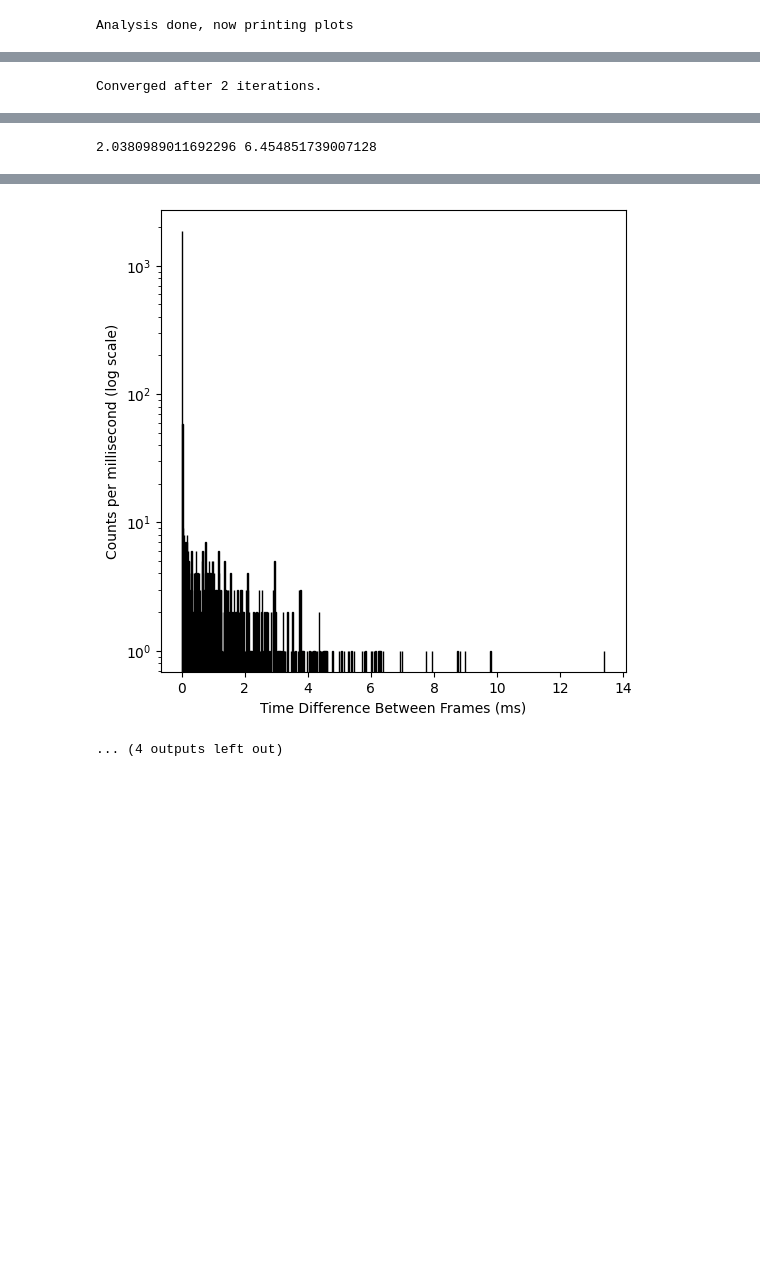
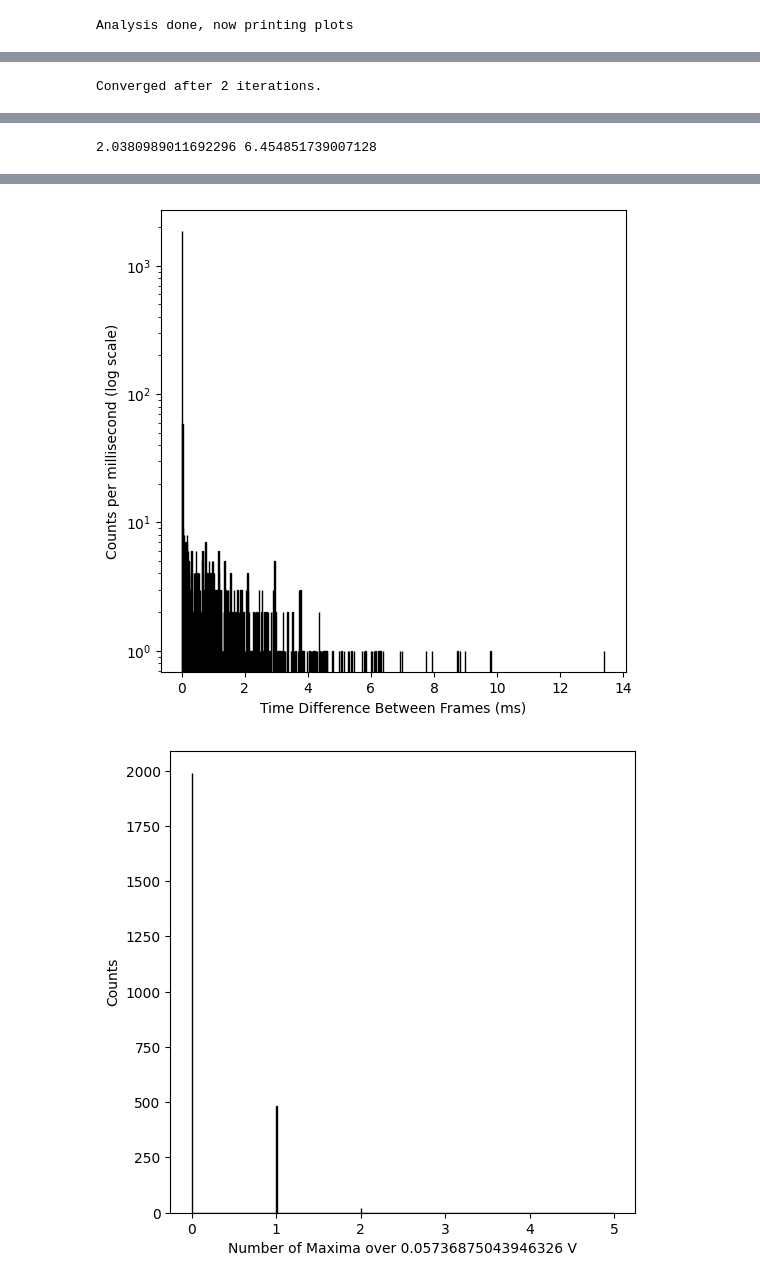
Before and after one commit to hhuckvale/DMProject, a Jupyter notebook: PMT_Characteristics/SPE/Processing_and_Clean_CH1.ipynb, the cells around one changed output, grey strips where cells are left out. Drawn from its saved outputs; the diff is of its cells as text; code cells hidden in the pictures; blank space fills up the shorter version.

```diff
--- a/PMT_Characteristics/SPE/Processing_and_Clean_CH1.ipynb
+++ b/PMT_Characteristics/SPE/Processing_and_Clean_CH1.ipynb
@@ -688,88 +688,31 @@ for event_index, corrected_tempVolt in enumerate(corrected_tempVolts):
     #add ALL event counts to all maxima array
     number_of_maxima_all.append(count)
 
     if count > 1: #store events with more than 1 maximum
         event_numbers.append(event_index)
         number_of_multiple_maxima.append(count)
 
 event_numbers = np.array(event_numbers)
 number_of_multiple_maxima = np.array(number_of_multiple_maxima)
 number_of_maxima_all = np.array(number_of_maxima_all)
 
 #plot histogram of number of maxima
 plt.figure(figsize=(6, 6))
 plt.hist(number_of_maxima_all, bins=1000, edgecolor='black')
 plt.xlabel(f'Number of Maxima over {maximum_threshold} V')
 plt.ylabel('Counts')
 plt.show()
-
-""" Creating Average Waveform from all the data """
-
-def average_waveform(tempVolts):
-    numEvents = len(tempVolts)
-    numSamples = len(tempVolts[0])
-    mean_waveform = []
-    std_waveform = []
-
-    for i in range(numSamples): # loop over each time point in the waveform
-        sample_values = [tempVolts[event][i] for event in range(numEvents)]  # creates a list of voltages at the same time point across all events
-        mean_waveform.append(np.mean(sample_values))
-        std_waveform.append(np.std(sample_values))
-    return np.array(mean_waveform), np.array(std_waveform)
-
-mean_waveform, std_waveform = average_waveform(tempVolts)
-
-plt.figure(figsize=(6, 6))
-plt.fill_between(sampleTimes,
-                 mean_waveform - std_waveform,
-                 mean_waveform + std_waveform,
-                 color='lightblue', alpha=0.5, label='±1σ')
-
-plt.plot(sampleTimes, mean_waveform, label='Mean waveform', color='blue')
-plt.xlabel('Time (s)')
-plt.ylabel('Voltage (V)')
-#plt.title('Average Waveform')
-plt.legend()
-plt.grid(True)
-plt.show()
-
-# creating heat map
-tempVolts_array = np.array(tempVolts)
-all_voltages = tempVolts_array.flatten()
-num_events = tempVolts_array.shape[0]
-all_times = np.tile(sampleTimes, num_events)
-
-voltage_range = np.max(all_voltages) - np.min(all_voltages)
-desired_bin_width = 0.0001
-num_voltage_bins = int(voltage_range / desired_bin_width)
-if num_voltage_bins < 1:
-    num_voltage_bins = 1
-
-num_time_bins = tempVolts_array.shape[1]
-
-plt.figure(figsize=(6,6))
-hist, xedges, yedges, im = plt.hist2d( all_times, all_voltages, bins=[num_time_bins, num_voltage_bins], cmap=cm.inferno, cmin=1, vmax = 250)
-cbar = plt.colorbar(im)
-
-cbar.set_label('Count Density')
-plt.xlabel('Time (s)')
-plt.ylabel('Voltage (V)')
-#plt.legend()
-plt.grid(True, linestyle='--', alpha=0.3)
-plt.show()
-
-print('Plots complete, now cleaning')
 # %% [output]
 Converged after 1 iterations.
 [figure]
 Converged after 2 iterations.
 [figure]
 [figure]
 [figure]
 [figure]
 [figure]
 [figure]
 2.0380989011692296 6.454851739007128
 [figure]
 [figure]
-... (4 outputs left out)
+[figure, added]
```
Also changed, not shown: parts of 4 cells of this notebook.
